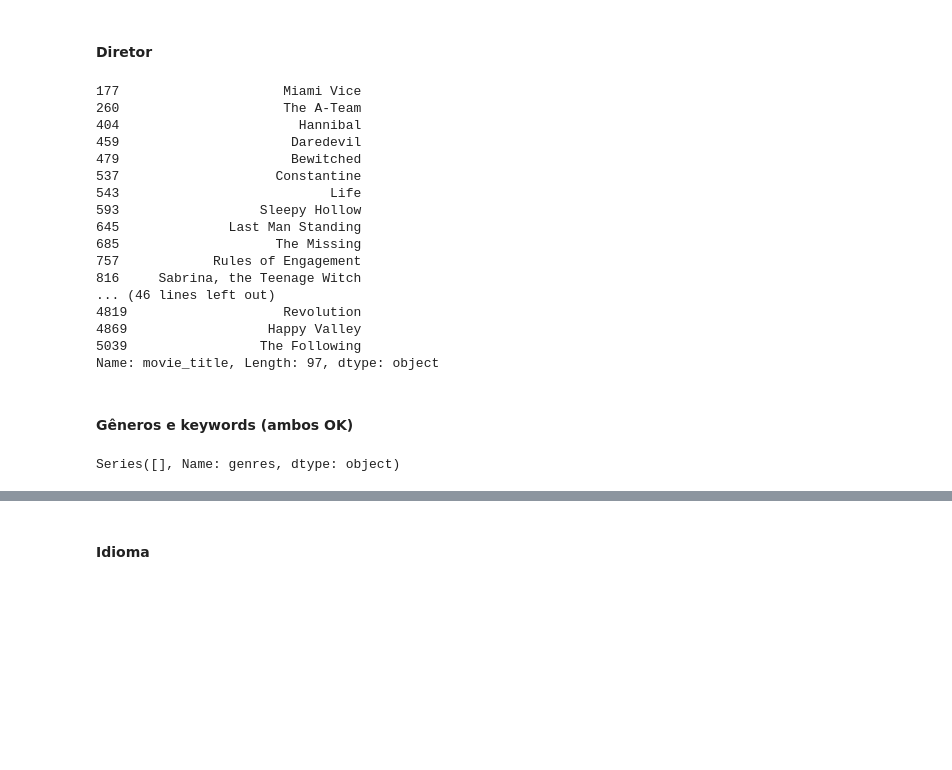
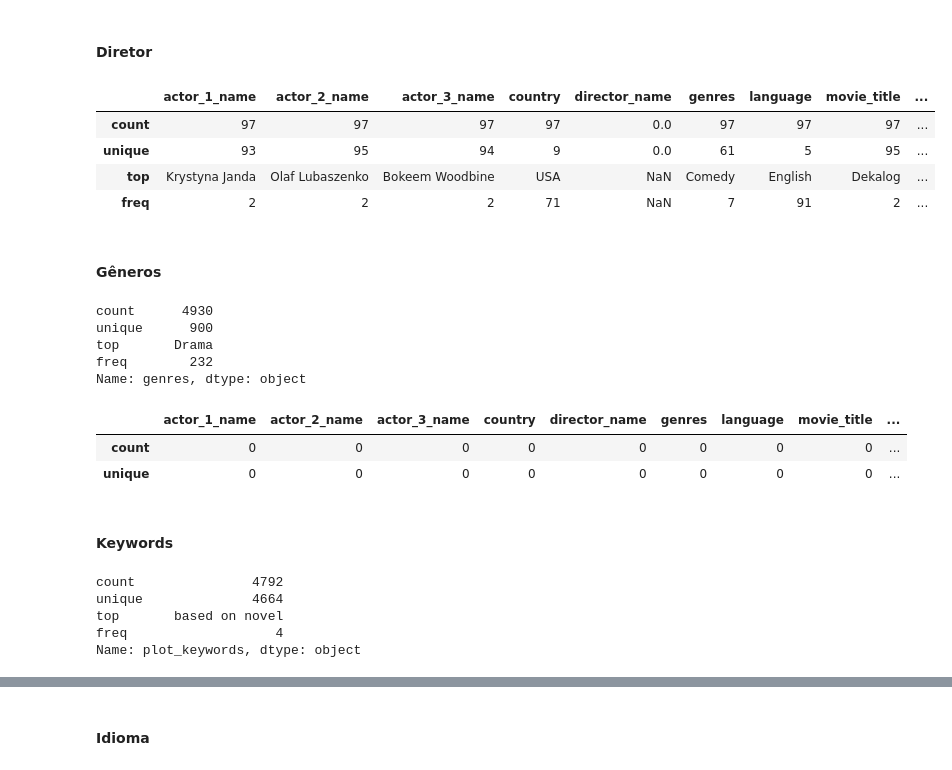
Before and after one commit to dcandrade/movie-data-mining, a Jupyter notebook: preprocessing/Preprocessing.ipynb, the cells around one changed output, grey strips where cells are left out. Cells and saved outputs as stored; diff of their text form; code cells hidden in the pictures; blank space fills up the shorter version.

```diff
--- a/preprocessing/Preprocessing.ipynb
+++ b/preprocessing/Preprocessing.ipynb
@@ -150,22 +150,10 @@ categorical_df.loc[4021, 'country'] = "USA"
 # %% [markdown]
 #### Diretor
 # %%
-categorical_df.loc[categorical_df['director_name'].isna(), 'movie_title']
+categorical_df.loc[categorical_df['director_name'].isna()].describe()
 # %% [output]
-177                     Miami Vice
-260                     The A-Team
-404                       Hannibal
-459                      Daredevil
-479                      Bewitched
-537                    Constantine
-543                           Life
-593                  Sleepy Hollow
-645              Last Man Standing
-685                    The Missing
-757            Rules of Engagement
-816     Sabrina, the Teenage Witch
-... (46 lines left out)
-4819                    Revolution
-4869                  Happy Valley
-5039                 The Following
-Name: movie_title, Length: 97, dtype: object
+|  | actor_1_name | actor_2_name | actor_3_name | country | director_name | genres | language | movie_title | ... |
+| count | 97 | 97 | 97 | 97 | 0.0 | 97 | 97 | 97 | ... |
+| unique | 93 | 95 | 94 | 9 | 0.0 | 61 | 5 | 95 | ... |
+| top | Krystyna Janda | Olaf Lubaszenko | Bokeem Woodbine | USA | NaN | Comedy | English | Dekalog | ... |
+| freq | 2 | 2 | 2 | 71 | NaN | 7 | 91 | 2 | ... |
@@ -172,7 +163,26 @@ Name: movie_title, Length: 97, dtype: object
 # %% [markdown]
-#### Gêneros e keywords (ambos OK)
+#### Gêneros
-# %%
-genres = categorical_df['genres'].astype(str)
-genres[genres=='nan']
-# %% [output]
-Series([], Name: genres, dtype: object)
+# %%
+categorical_df['genres'].describe()
+# %% [output]
+count      4930
+unique      900
+top       Drama
+freq        232
+Name: genres, dtype: object
+# %%
+categorical_df[categorical_df['genres'].isna()].describe()
+# %% [output]
+|  | actor_1_name | actor_2_name | actor_3_name | country | director_name | genres | language | movie_title | ... |
+| count | 0 | 0 | 0 | 0 | 0 | 0 | 0 | 0 | ... |
+| unique | 0 | 0 | 0 | 0 | 0 | 0 | 0 | 0 | ... |
+# %% [markdown]
+#### Keywords
+# %%
+categorical_df['plot_keywords'].describe()
+# %% [output]
+count               4792
+unique              4664
+top       based on novel
+freq                   4
+Name: plot_keywords, dtype: object
```
Also changed, not shown: parts of 11 cells of this notebook.
